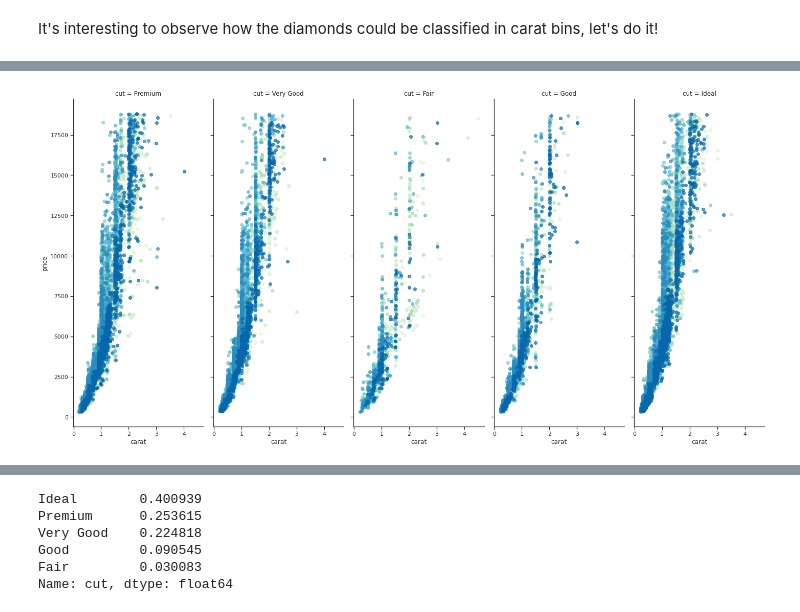
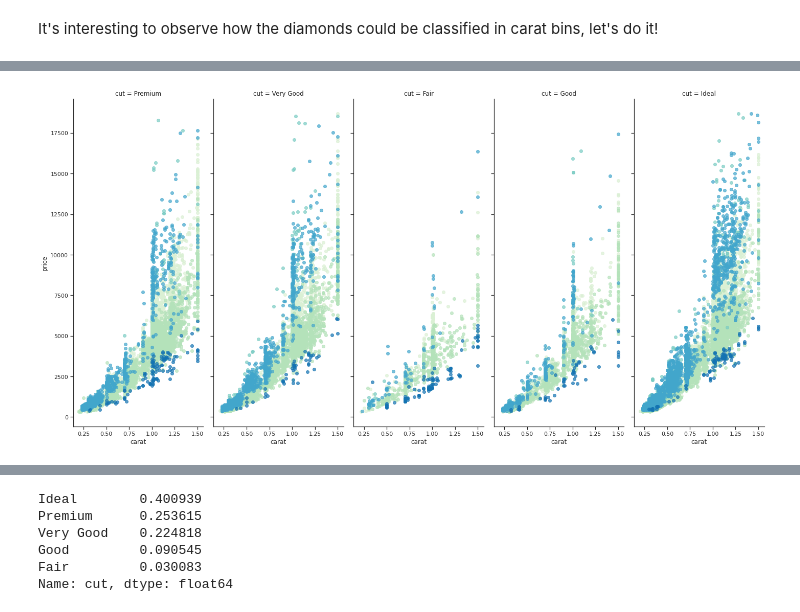
Before and after one commit to gojuangu/definitive_diamond_buying_guide, a Jupyter notebook: Analysis Data.ipynb, the cells around one changed output, grey strips where cells are left out. Drawn from its saved outputs; the diff is of its cells as text; code cells hidden in the pictures.

Commit message:
more-charts

```diff
--- a/Analysis Data.ipynb
+++ b/Analysis Data.ipynb
@@ -152,3 +156,5 @@ diamonds.loc[(diamonds['x']==0) | (diamonds['y']==0) | (diamonds['z']==0)]
 **Instead of do the analysis of three distinct variables, we will add a new column with *VOLUME* of the diamond --> lenght * width * depth**
 # %%
 diamonds['volume'] = diamonds['x']*diamonds['y']*diamonds['z']
+# %%
+diamonds['$/C'] = diamonds['price']/diamonds['carat']**2
@@ -234,4 +243,4 @@ It's interesting to observe how the diamonds could be classified in carat bins,
 # %%
 bins = [0, 0.5, 1, 1.5, 2, 2.5, 3, 3.5, 4, 4.5]
 
-diamonds['binned'] = pd.cut(diamonds['carat'], bins, labels=range(1,10))
+diamonds['carat_bnd'] = pd.cut(diamonds['carat'], bins, labels=range(1,10))
@@ -240,0 +260,4 @@ diamonds['binned'] = pd.cut(diamonds['carat'], bins, labels=range(1,10))
+# %%
+diamonds['carat_bnd'] = diamonds['carat_bnd'].apply(lambda x:x if x < 4 else None)
+diamonds_small_carat = diamonds.dropna(subset=['carat_bnd'])
+diamonds_small_carat.describe()
@@ -241,5 +325,5 @@ diamonds['binned'] = pd.cut(diamonds['carat'], bins, labels=range(1,10))
 # %%
-g = sns.FacetGrid(diamonds, col="cut", hue='color', palette='GnBu', aspect=0.4, height=10)
+g = sns.FacetGrid(diamonds_small_carat, col="cut", hue='clarity_grp', palette='GnBu', aspect=0.4, height=10)
 g.map(plt.scatter,  'carat',"price", alpha=.7);
 # %% [output]
-[figure, old version]
+[figure, new version]
```
Also changed, not shown: parts of 24 cells of this notebook, 1 other file.
